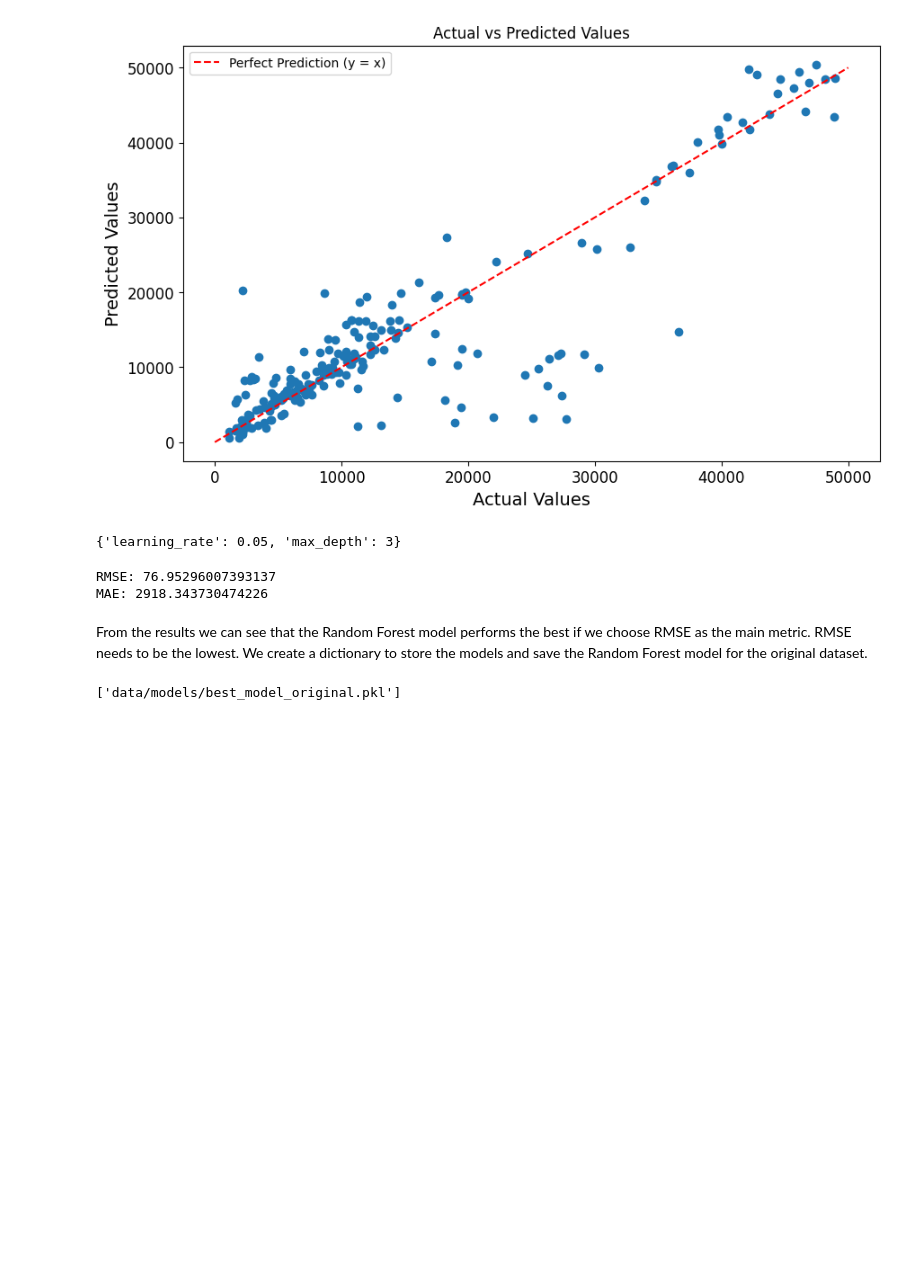
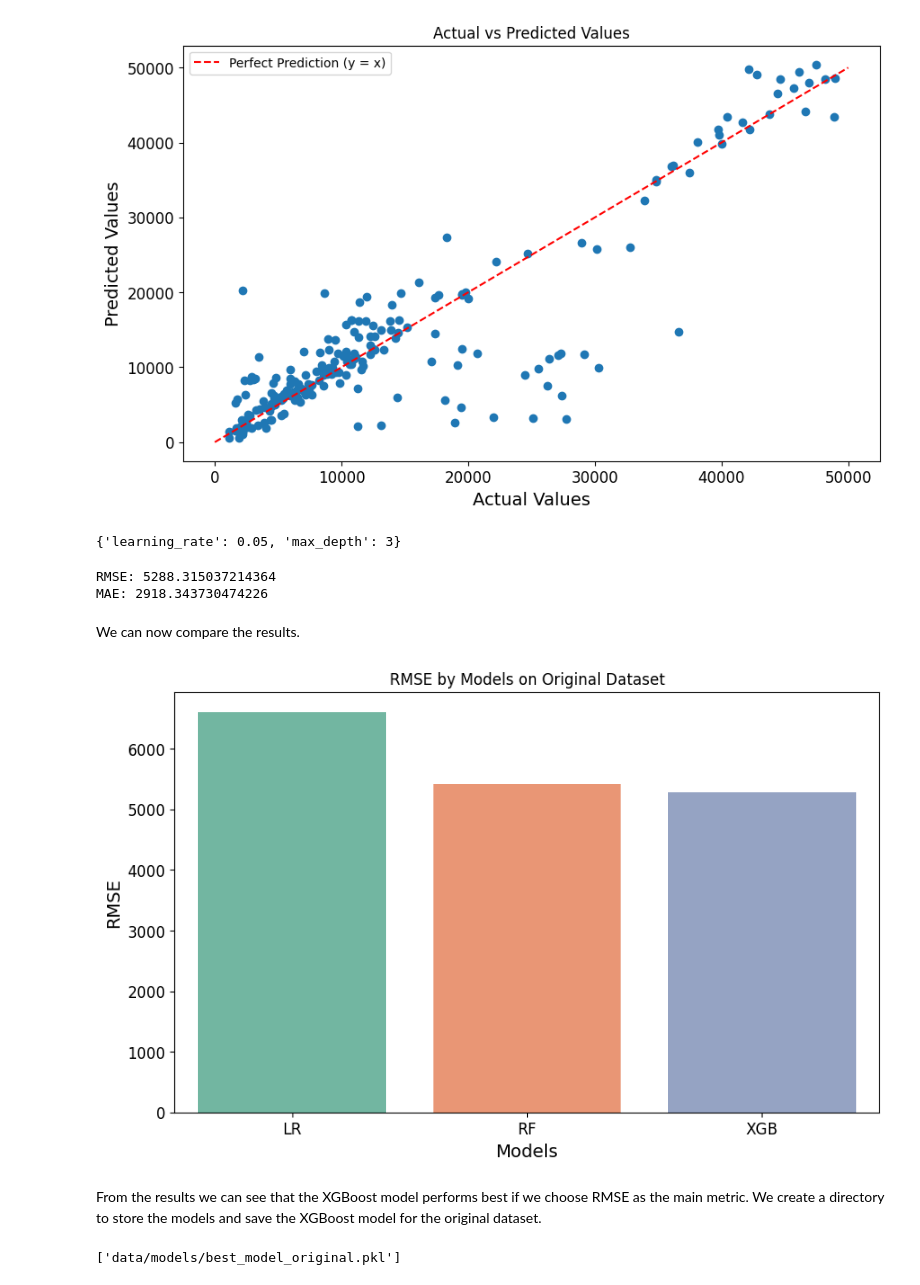
Before and after one commit to Ahsanfyfy/Project-Group-3, a Jupyter notebook: models.ipynb, the cells around one changed output. Drawn from its saved outputs; the diff is of its cells as text; code cells hidden in the pictures; blank space fills up the shorter version.

```diff
--- a/models.ipynb
+++ b/models.ipynb
@@ -42,3 +47,9 @@ train_smokers_squared = pd.read_csv('data/train_smokers_squared.csv')
+# %%
+rmse_data = {
+    "LR": 0,
+    "RF": 0,
+    "XGB": 0,
+}
 # %% [markdown]
 # **Original dataset**
 # %% [markdown]
@@ -60,6 +71,9 @@ We chose the RMSE metric because it is relevant for regression problems like thi
 # %%
 rmse = root_mean_squared_error(y_validation, y_predictions) # calculate root mean squared error
 mae = mean_absolute_error(y_validation, y_predictions) # calculate mean absolute error
+
+rmse_data["LR"] = rmse
+
 print(f"RMSE: {rmse}")
 print(f"MAE: {mae}")
 # %% [output]
@@ -141,9 +155,10 @@ print(grid_search.best_params_)
 best_rf = grid_search.best_estimator_ # get best model from grid search
 y_predictions = best_rf.predict(X_validation) # predict on validation set
 
-mse = root_mean_squared_error(y_validation, y_predictions)
-rmse = np.sqrt(mse)
+rmse = root_mean_squared_error(y_validation, y_predictions)
 mae = mean_absolute_error(y_validation, y_predictions)
+
+rmse_data["RF"] = rmse
 
 print(f"RMSE: {rmse}")
 print(f"MAE: {mae}")
@@ -203,15 +217,30 @@ print(grid_search.best_params_)
 # %%
 best_xgb = grid_search.best_estimator_
 y_predictions = best_xgb.predict(X_validation)
-mse = root_mean_squared_error(y_validation, y_predictions)
+rmse = root_mean_squared_error(y_validation, y_predictions)
 mae = mean_absolute_error(y_validation, y_predictions)
+
+rmse_data["XGB"] = rmse
 
 print(f"RMSE: {rmse}")
 print(f"MAE: {mae}")
 # %% [output]
-RMSE: 76.95296007393137
+RMSE: 5288.315037214364
 MAE: 2918.343730474226
+# %% [markdown]
+We can now compare the results.
+# %%
+rmse_df = pd.DataFrame(list(rmse_data.items()), columns=['Models', 'RMSE'])
+
+plt.figure(figsize=(10, 6))
+sns.barplot(x='Models', y='RMSE', data=rmse_df, palette="Set2")
+plt.title("RMSE by Models on Original Dataset")
+plt.xlabel("Models")
+plt.ylabel("RMSE")
+plt.show()
+# %% [output]
+[figure, added]
 # %% [markdown]
-From the results we can see that the Random Forest model performs the best if we choose RMSE as the main metric. RMSE needs to be the lowest. We create a dictionary to store the models and save the Random Forest model for the original dataset.
+From the results we can see that the XGBoost model performs best if we choose RMSE as the main metric. We create a directory to store the models and save the XGBoost model for the original dataset.
 # %%
 os.makedirs('data/models', exist_ok=True)
```
Also changed, not shown: parts of 24 cells of this notebook, 2 other files.
